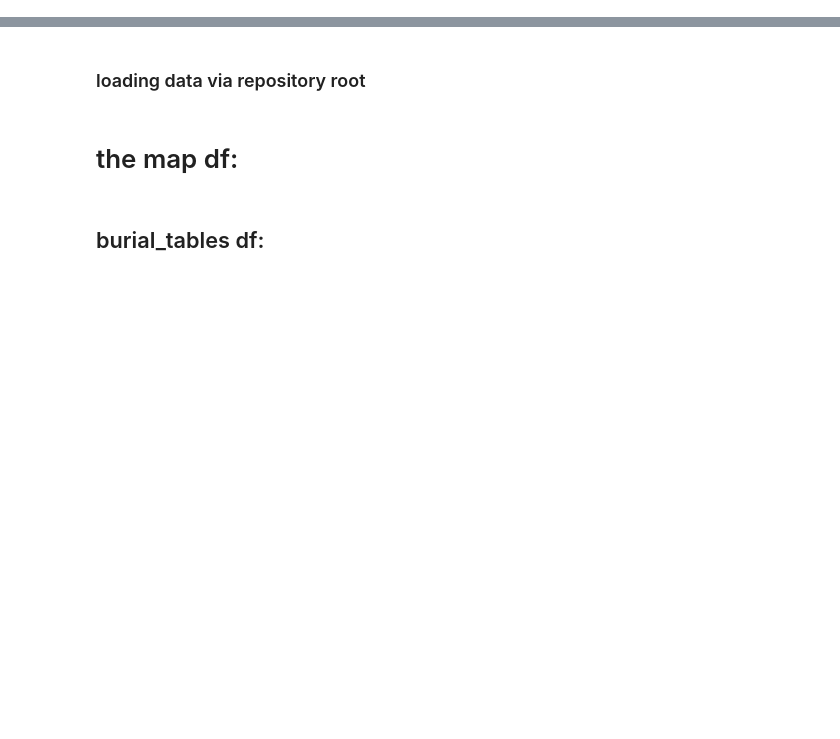
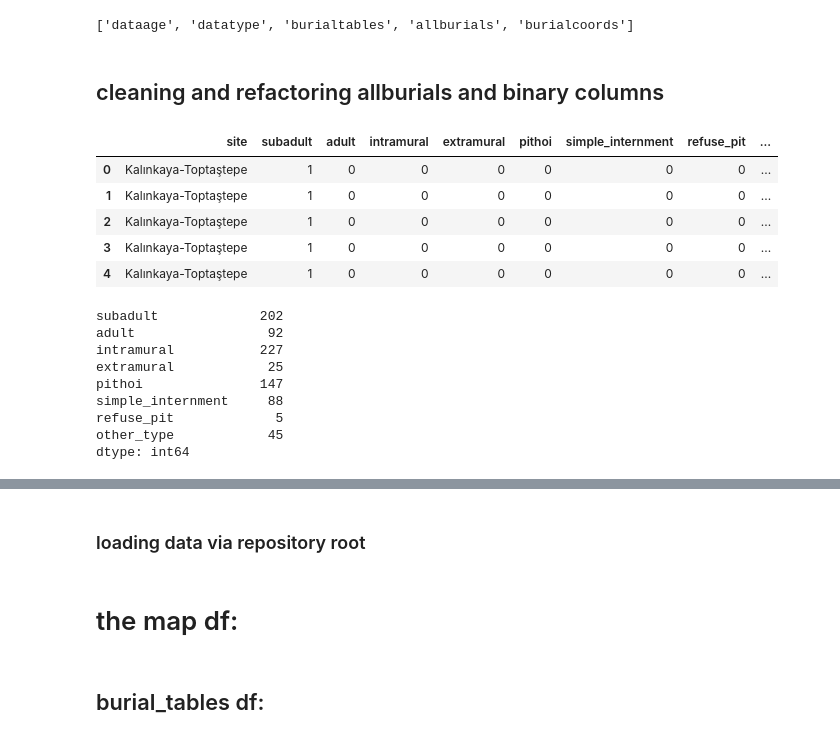
Before and after one commit to Woozerdcaster/archyviz, a Jupyter notebook: notebooks/final_project/site-interface.ipynb, the cells around one changed output, grey strips where cells are left out. Saved outputs shown, nothing was run; the diff lists cells and outputs as text; code cells hidden in the pictures; blank space fills up the shorter version.

```diff
--- a/notebooks/final_project/site-interface.ipynb
+++ b/notebooks/final_project/site-interface.ipynb
@@ -16,3 +16,69 @@ class EsriShadedRelief(GoogleWTS):
         )
 
 topo_tiles = EsriShadedRelief(cache=True)
+# %%
+# Confirm sheet_name=3 is "allburials"
+workbook = pd.ExcelFile(file_path)
+print(workbook.sheet_names)
+
+allburials_raw = pd.read_excel(file_path, sheet_name=3)
+
+# Normalize column names for easier access
+allburials_raw.columns = (
+    allburials_raw.columns.astype(str)
+    .str.strip()
+    .str.lower()
+    .str.replace(" ", "_")
+    .str.replace("-", "_")
+)
+# %% [output]
+['dataage', 'datatype', 'burialtables', 'allburials', 'burialcoords']
+# %% [markdown]
+## cleaning and refactoring allburials and binary columns
+# %%
+# Normalize category values for consistent matching; leave missing values missing.
+age = allburials_raw["age_category"].astype("string").str.strip().str.lower()
+location = allburials_raw["location"].astype("string").str.strip().str.lower()
+burial_type = allburials_raw["type"].astype("string").str.strip().str.lower()
+
+burials_df = pd.DataFrame({
+    "site": allburials_raw["site"],
+    "subadult": age.isin(["infant", "subadult"]).astype(int),
+    "adult": age.eq("adult").astype(int),
+    "intramural": location.eq("intramural").astype(int),
+    "extramural": location.eq("extramural").astype(int),
+    "pithoi": burial_type.eq("pithoi").astype(int),
+    "simple_internment": burial_type.isin(
+        ["simple internment", "simple interment"]
+    ).astype(int),
+    "refuse_pit": burial_type.eq("refuse pit").astype(int),
+    "other_type": (
+        burial_type.notna()
+        & burial_type.ne("unknown")
+        & ~burial_type.isin([
+            "pithoi",
+            "simple internment",
+            "simple interment",
+            "refuse pit",
+        ])
+    ).astype(int),
+})
+
+display(burials_df.head())
+print(burials_df.sum(numeric_only=True))
+# %% [output]
+|  | site | subadult | adult | intramural | extramural | pithoi | simple_internment | refuse_pit | ... |
+| 0 | Kalınkaya-Toptaştepe | 1 | 0 | 0 | 0 | 0 | 0 | 0 | ... |
+| 1 | Kalınkaya-Toptaştepe | 1 | 0 | 0 | 0 | 0 | 0 | 0 | ... |
+| 2 | Kalınkaya-Toptaştepe | 1 | 0 | 0 | 0 | 0 | 0 | 0 | ... |
+| 3 | Kalınkaya-Toptaştepe | 1 | 0 | 0 | 0 | 0 | 0 | 0 | ... |
+| 4 | Kalınkaya-Toptaştepe | 1 | 0 | 0 | 0 | 0 | 0 | 0 | ... |
+subadult             202
+adult                 92
+intramural           227
+extramural            25
+pithoi               147
+simple_internment     88
+refuse_pit             5
+other_type            45
+dtype: int64
```
Also changed, not shown: parts of 3 cells of this notebook.
